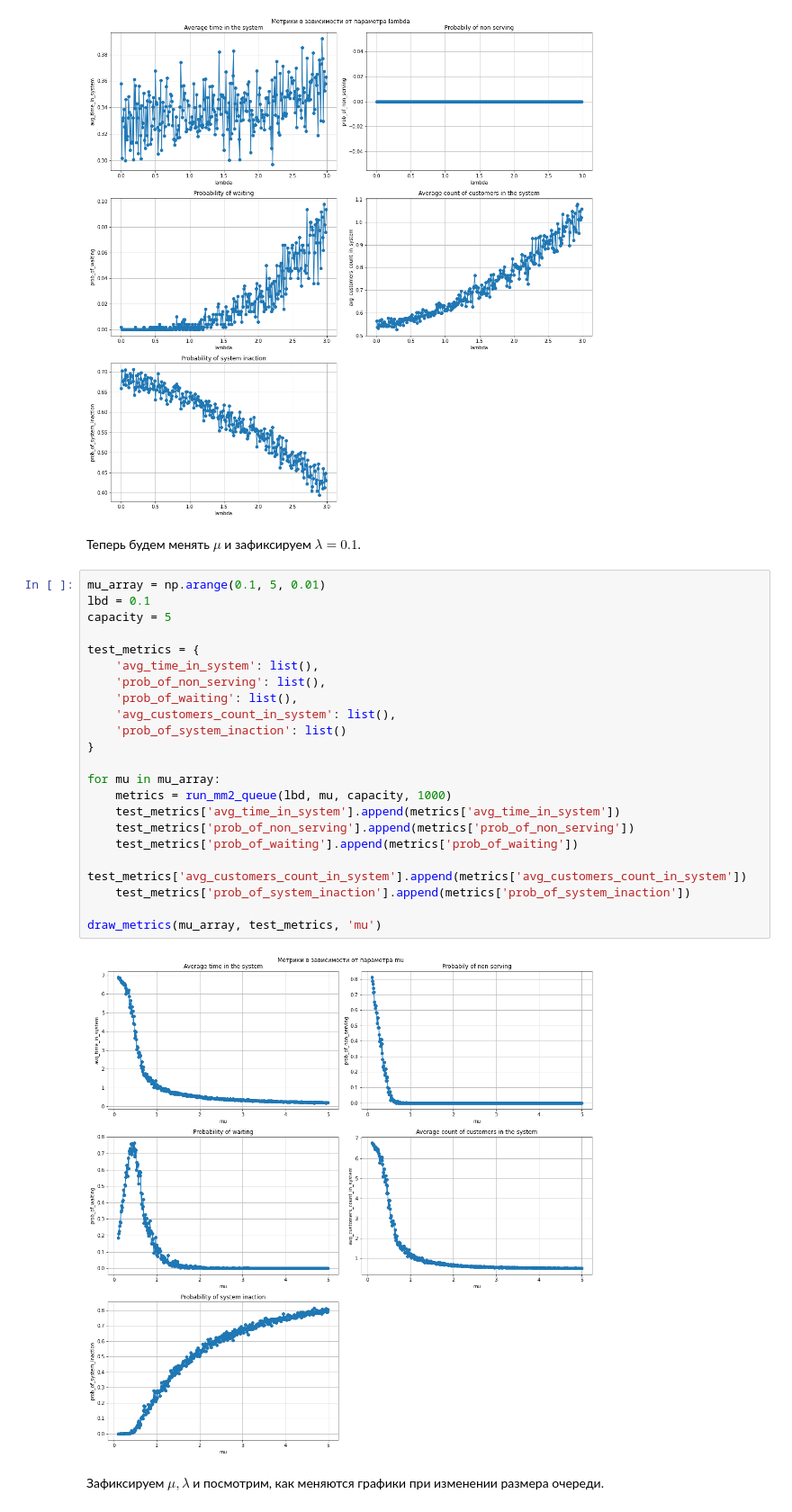
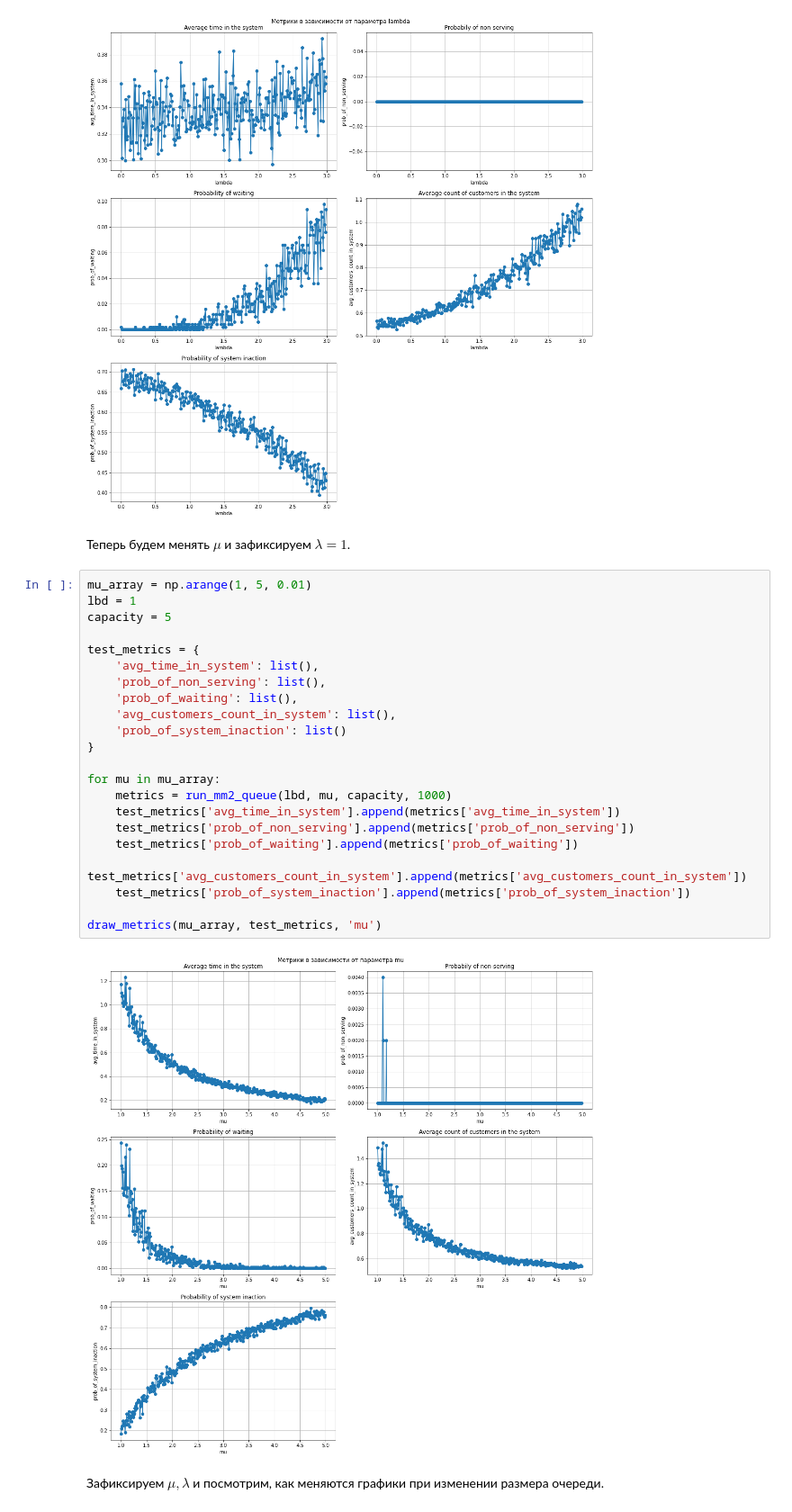
Before and after one commit to avmusatov/Queuing-theory-MMc, a Jupyter notebook: model.ipynb, the cells around one changed output. Shown: that part at 90% size. Drawn from its saved outputs; the diff is of its cells as text.

```diff
--- a/model.ipynb
+++ b/model.ipynb
@@ -246,31 +246,31 @@ draw_metrics(lambdas, test_metrics, 'lambda')
 # %% [output]
 [figure]
 # %% [markdown]
-Теперь будем менять $\mu$ и зафиксируем $\lambda=0.1$.
+Теперь будем менять $\mu$ и зафиксируем $\lambda=1$.
 # %%
-mu_array = np.arange(0.1, 5, 0.01)
-lbd = 0.1
+mu_array = np.arange(1, 5, 0.01)
+lbd = 1
 capacity = 5
 
 test_metrics = {
     'avg_time_in_system': list(),
     'prob_of_non_serving': list(),
     'prob_of_waiting': list(),
     'avg_customers_count_in_system': list(),
     'prob_of_system_inaction': list()
 }
 
 for mu in mu_array:
     metrics = run_mm2_queue(lbd, mu, capacity, 1000)
     test_metrics['avg_time_in_system'].append(metrics['avg_time_in_system'])
     test_metrics['prob_of_non_serving'].append(metrics['prob_of_non_serving'])
     test_metrics['prob_of_waiting'].append(metrics['prob_of_waiting'])
     test_metrics['avg_customers_count_in_system'].append(metrics['avg_customers_count_in_system'])
     test_metrics['prob_of_system_inaction'].append(metrics['prob_of_system_inaction'])
 
 draw_metrics(mu_array, test_metrics, 'mu')
 # %% [output]
-[figure, old version]
+[figure, new version]
 # %% [markdown]
 Зафиксируем $\mu, \lambda$ и посмотрим, как меняются графики при изменении размера очереди.
 # %%
```
Also changed, not shown: 1 other file.
